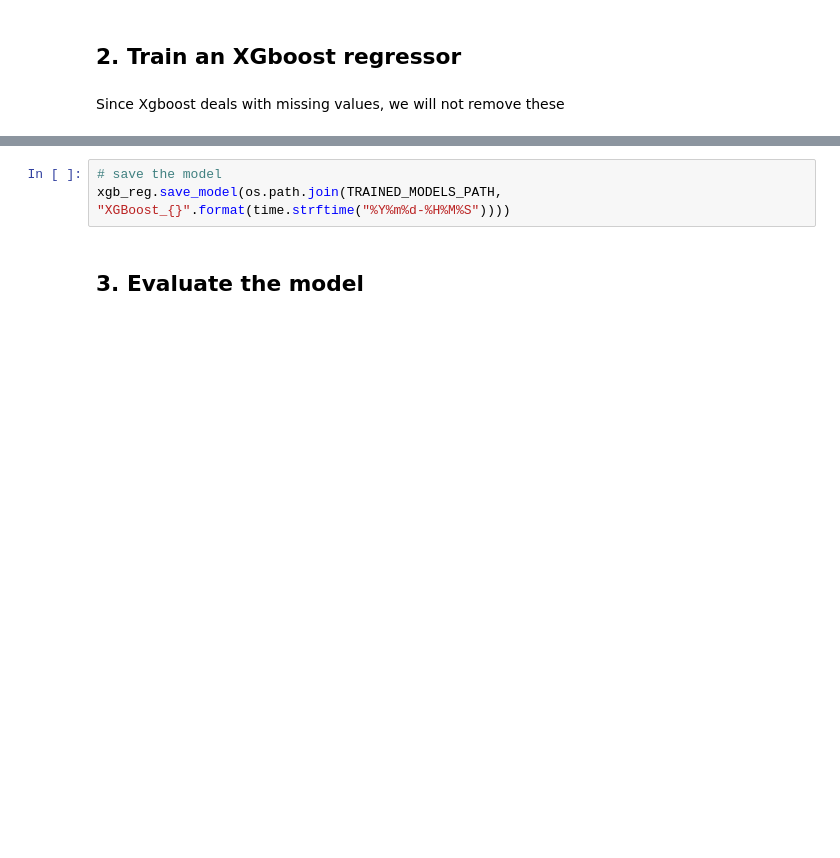
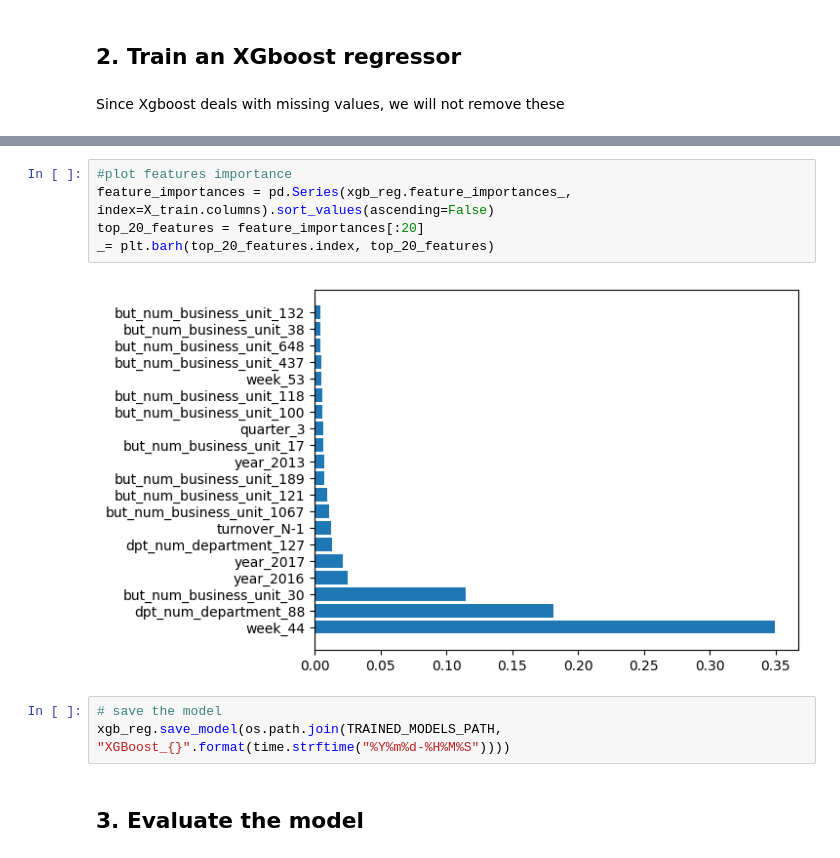
Before and after one commit to seifou23i/decathlon_challenge, a Jupyter notebook: getting_started/01_Modeling.ipynb, the cells around one changed output, grey strips where cells are left out. Drawn from its saved outputs; the diff is of its cells as text; blank space fills up the shorter version.

Commit message:
add trained XGBoost regressor

```diff
--- a/getting_started/01_Modeling.ipynb
+++ b/getting_started/01_Modeling.ipynb
@@ -178,3 +179,10 @@ XGBRegressor(base_score=0.5, booster='gbtree', callbacks=None,
+# %%
+#plot features importance
+feature_importances = pd.Series(xgb_reg.feature_importances_, index=X_train.columns).sort_values(ascending=False)
+top_20_features = feature_importances[:20]
+_= plt.barh(top_20_features.index, top_20_features)
+# %% [output]
+[figure, added]
 # %%
 # save the model
 xgb_reg.save_model(os.path.join(TRAINED_MODELS_PATH, "XGBoost_{}".format(time.strftime("%Y%m%d-%H%M%S"))))
```
Also changed, not shown: parts of 5 cells of this notebook, 1 other file.
